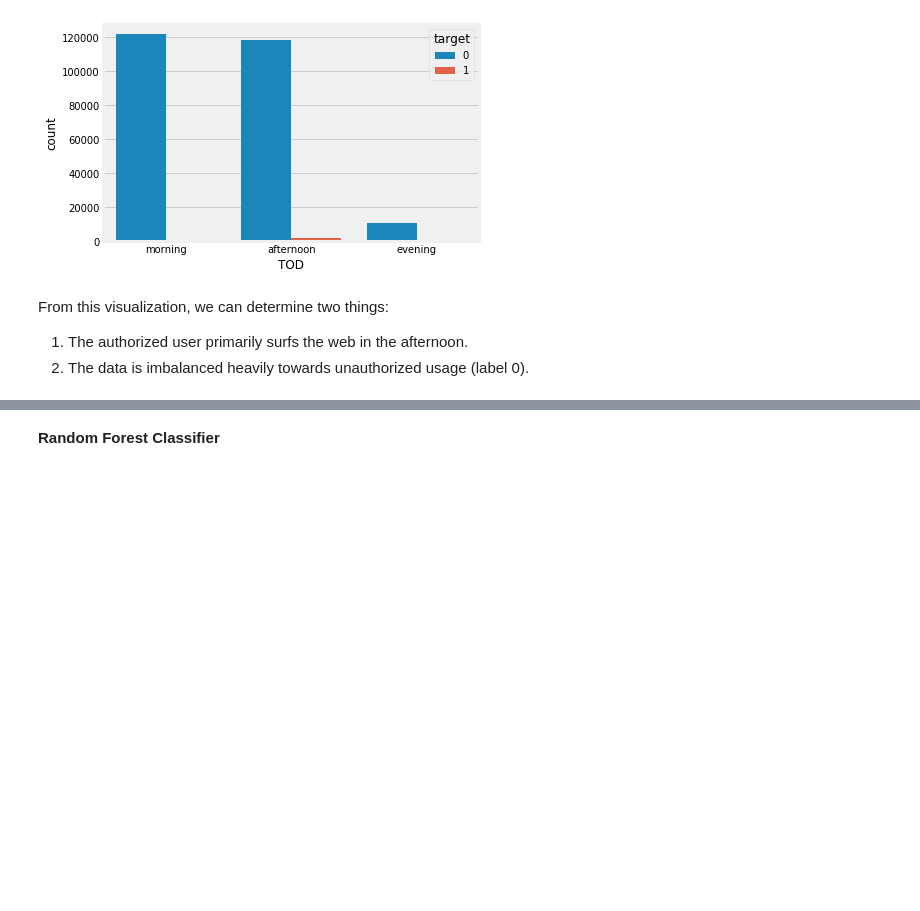
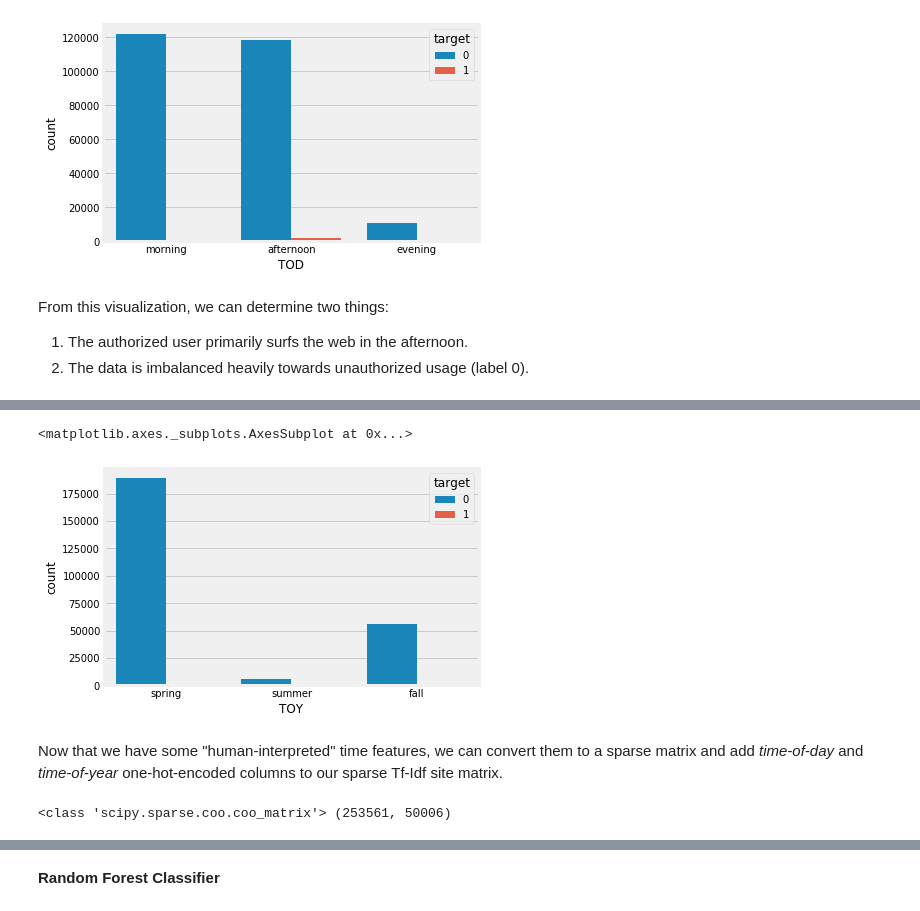
Before and after one commit to Kozyman/ML_portfolio, a Jupyter notebook: Catch_Me_If_You_Can.ipynb, the cells around one changed output, grey strips where cells are left out. Drawn from its saved outputs; the diff is of its cells as text; code cells hidden in the pictures; blank space fills up the shorter version.

```diff
--- a/Catch_Me_If_You_Can.ipynb
+++ b/Catch_Me_If_You_Can.ipynb
@@ -309,0 +321,17 @@ From this visualization, we can determine two things:
+# %%
+def add_time_of_year_features(dataframe):
+    df = pd.DataFrame(index=dataframe.index)
+    month = dataframe['time1'].apply(lambda ts: ts.month)
+    df['spring'] = ((month >= 1) & (month <= 4)).astype('int') # Months 1-4
+    df['summer'] = ((month >= 5) & (month <= 8)).astype('int') # Months 5-8
+    df['fall'] = ((month >= 9) & (month <= 12)).astype('int') # Months 9-12
+
+    df_labels = pd.DataFrame(index=dataframe.index,
+                             data=np.dot(df.values, np.array(df.columns)),
+                             columns=['TOY'])
+
+    return df, df_labels
+# %%
+train_toy_ohe, train_toy_labels = add_time_of_year_features(train_data)
+train_toy_labels['target'] = y_train
+train_toy_labels.head()
@@ -309,0 +345,12 @@ From this visualization, we can determine two things:
+# %%
+sns.countplot(x = 'TOY', hue = 'target', data = train_toy_labels)
+# %% [output]
+<matplotlib.axes._subplots.AxesSubplot at 0x...>
+[figure, added]
+# %% [markdown]
+Now that we have some "human-interpreted" time features, we can convert them to a sparse matrix and add _time-of-day_ and _time-of-year_ one-hot-encoded columns to our sparse Tf-Idf site matrix.
+# %%
+train_todtoy_sparse = hstack([train_tfidf, csr_matrix(train_tod_ohe), csr_matrix(train_toy_ohe)])
+print(type(train_todtoy_sparse), train_todtoy_sparse.shape)
+# %% [output]
+<class 'scipy.sparse.coo.coo_matrix'> (253561, 50006)
```
Also changed, not shown: parts of 36 cells of this notebook.
